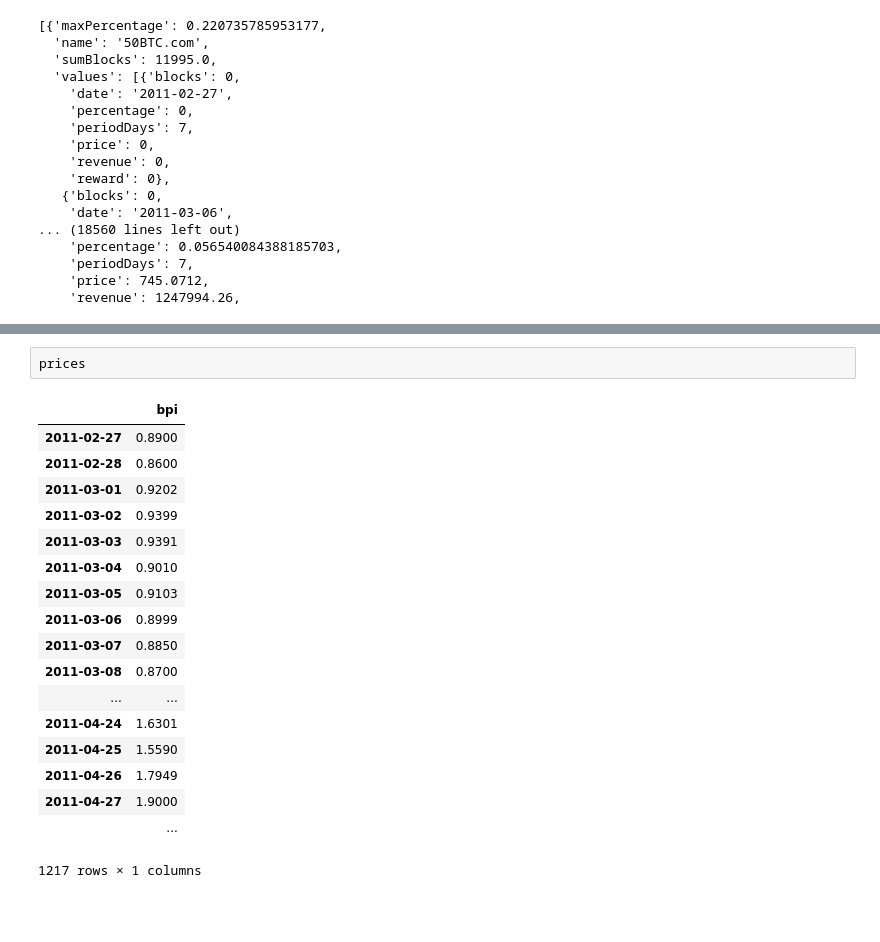
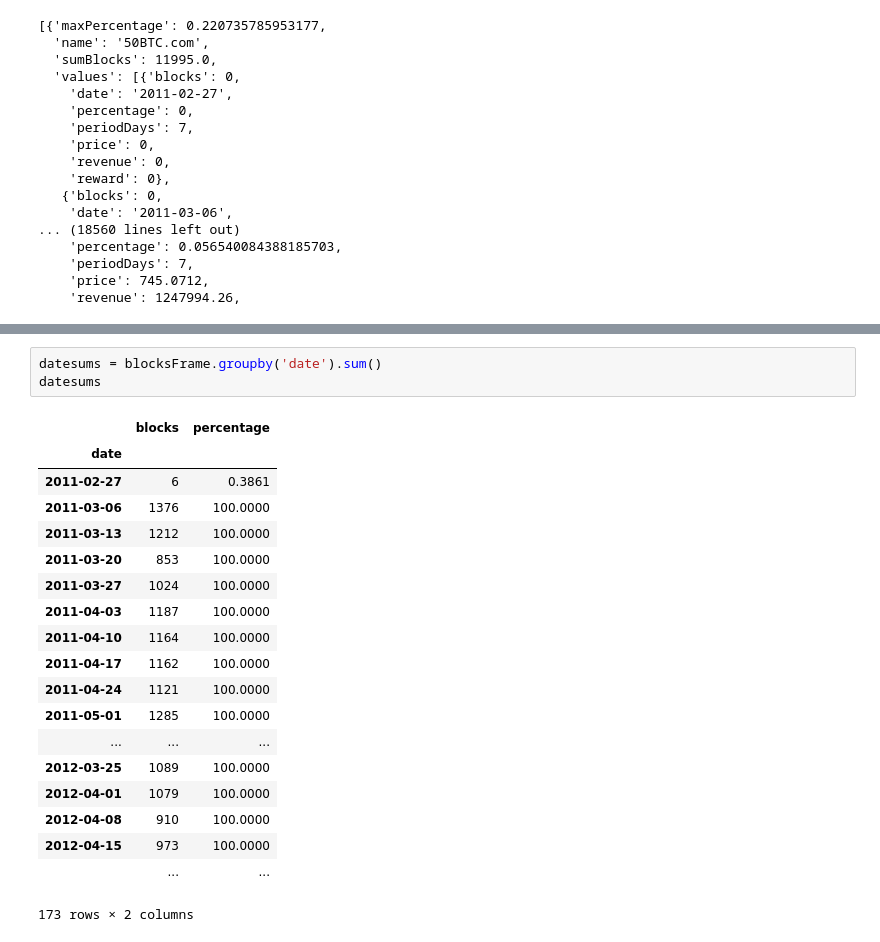
Before and after one commit to bizweekgraphics/bitcoinpools, a Jupyter notebook: rawdata/process-pool-data.ipynb, the cells around one changed output, grey strips where cells are left out. Drawn from its saved outputs; the diff is of its cells as text; blank space fills up the shorter version.

```diff
--- a/rawdata/process-pool-data.ipynb
+++ b/rawdata/process-pool-data.ipynb
@@ -152,21 +130,23 @@ nan
-# %%
-prices
-# %% [output]
-|  | bpi |
-| 2011-02-27 | 0.8900 |
-| 2011-02-28 | 0.8600 |
-| 2011-03-01 | 0.9202 |
-| 2011-03-02 | 0.9399 |
-| 2011-03-03 | 0.9391 |
-| 2011-03-04 | 0.9010 |
-| 2011-03-05 | 0.9103 |
-| 2011-03-06 | 0.8999 |
-| 2011-03-07 | 0.8850 |
-| 2011-03-08 | 0.8700 |
-| ... | ... |
-| 2011-04-24 | 1.6301 |
-| 2011-04-25 | 1.5590 |
-| 2011-04-26 | 1.7949 |
-| 2011-04-27 | 1.9000 |
-|  | ... |
-1217 rows × 1 columns
+# %%
+datesums = blocksFrame.groupby('date').sum()
+datesums
+# %% [output]
+|  | blocks | percentage |
+| date |  |  |
+| 2011-02-27 | 6 | 0.3861 |
+| 2011-03-06 | 1376 | 100.0000 |
+| 2011-03-13 | 1212 | 100.0000 |
+| 2011-03-20 | 853 | 100.0000 |
+| 2011-03-27 | 1024 | 100.0000 |
+| 2011-04-03 | 1187 | 100.0000 |
+| 2011-04-10 | 1164 | 100.0000 |
+| 2011-04-17 | 1162 | 100.0000 |
+| 2011-04-24 | 1121 | 100.0000 |
+| 2011-05-01 | 1285 | 100.0000 |
+| ... | ... | ... |
+| 2012-03-25 | 1089 | 100.0000 |
+| 2012-04-01 | 1079 | 100.0000 |
+| 2012-04-08 | 910 | 100.0000 |
+| 2012-04-15 | 973 | 100.0000 |
+|  | ... | ... |
+173 rows × 2 columns
```
Also changed, not shown: parts of 6 cells of this notebook, 2 other files.
